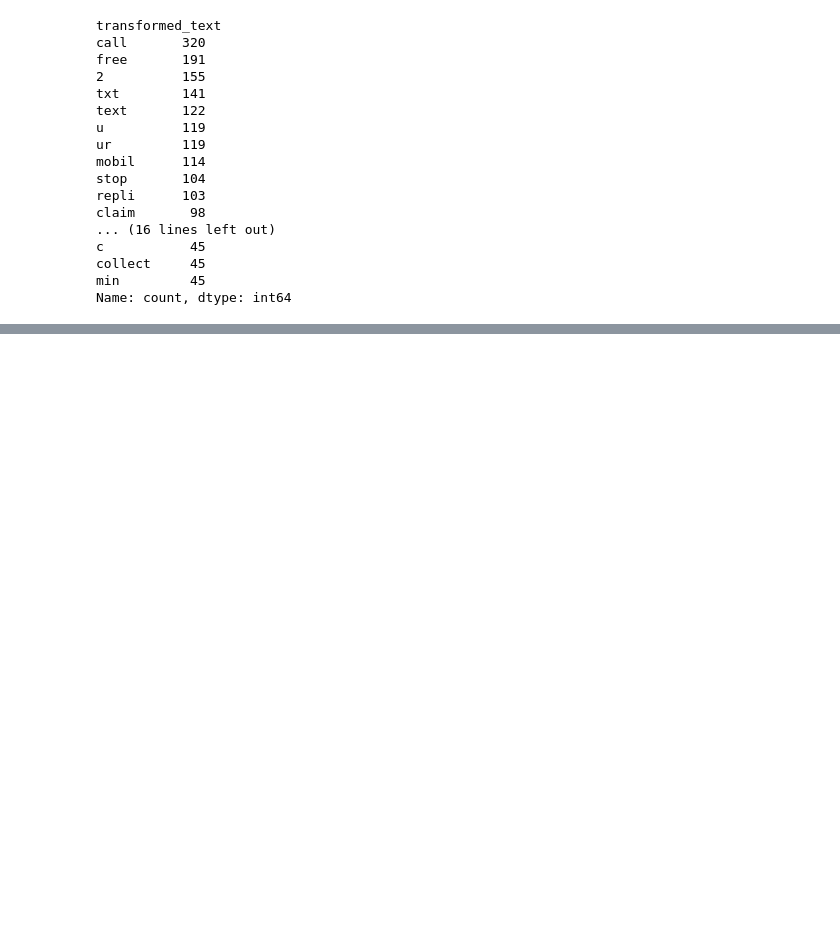
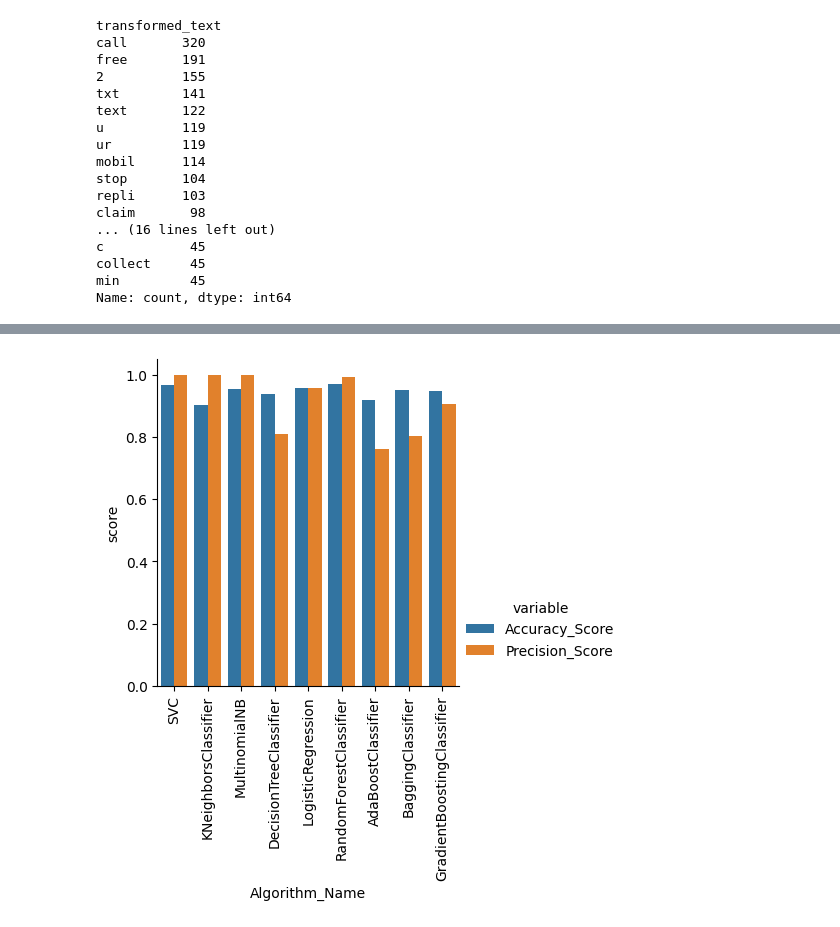
Before and after one commit to MOHDDANISH007/spamClassifierproject, a Jupyter notebook: main.ipynb, the cells around one changed output, grey strips where cells are left out. Saved outputs shown, nothing was run; the diff lists cells and outputs as text; code cells hidden in the pictures; blank space fills up the shorter version.

Commit message:
Model Building

```diff
--- a/main.ipynb
+++ b/main.ipynb
@@ -624,0 +776,18 @@ Name: count, dtype: int64
+# %%
+performance = []
+
+def model_fit_predict(clf, X_train, y_train, X_test, y_test):
+    clf.fit(X_train, y_train)
+
+    y_pred = clf.predict(X_test)
+
+    accScore = accuracy_score(y_test, y_pred)
+    precScore = precision_score(y_test, y_pred, zero_division=0)
+
+    performance.append({
+        "Algorithm_Name": clf.__class__.__name__,
+        "Accuracy_Score": accScore,
+        "Precision_Score": precScore
+    })
+
+    return accScore, precScore
@@ -624,0 +833,2 @@ Name: count, dtype: int64
+# %%
+df = pd.DataFrame(performance)
@@ -624,0 +848,7 @@ Name: count, dtype: int64
+# %%
+df_melted = df.melt(
+    id_vars="Algorithm_Name",
+    value_vars=["Accuracy_Score", "Precision_Score"],
+    var_name="variable",
+    value_name="score"
+)
@@ -624,0 +875,14 @@ Name: count, dtype: int64
+# %%
+sns.catplot(
+    x="Algorithm_Name",
+    y="score",
+    data=df_melted,
+    hue="variable",
+    kind="bar",
+    height=4
+)
+
+plt.xticks(rotation="vertical")
+plt.show()
+# %% [output]
+[figure, added]
```
Also changed, not shown: parts of 29 cells of this notebook, 2 other files.
